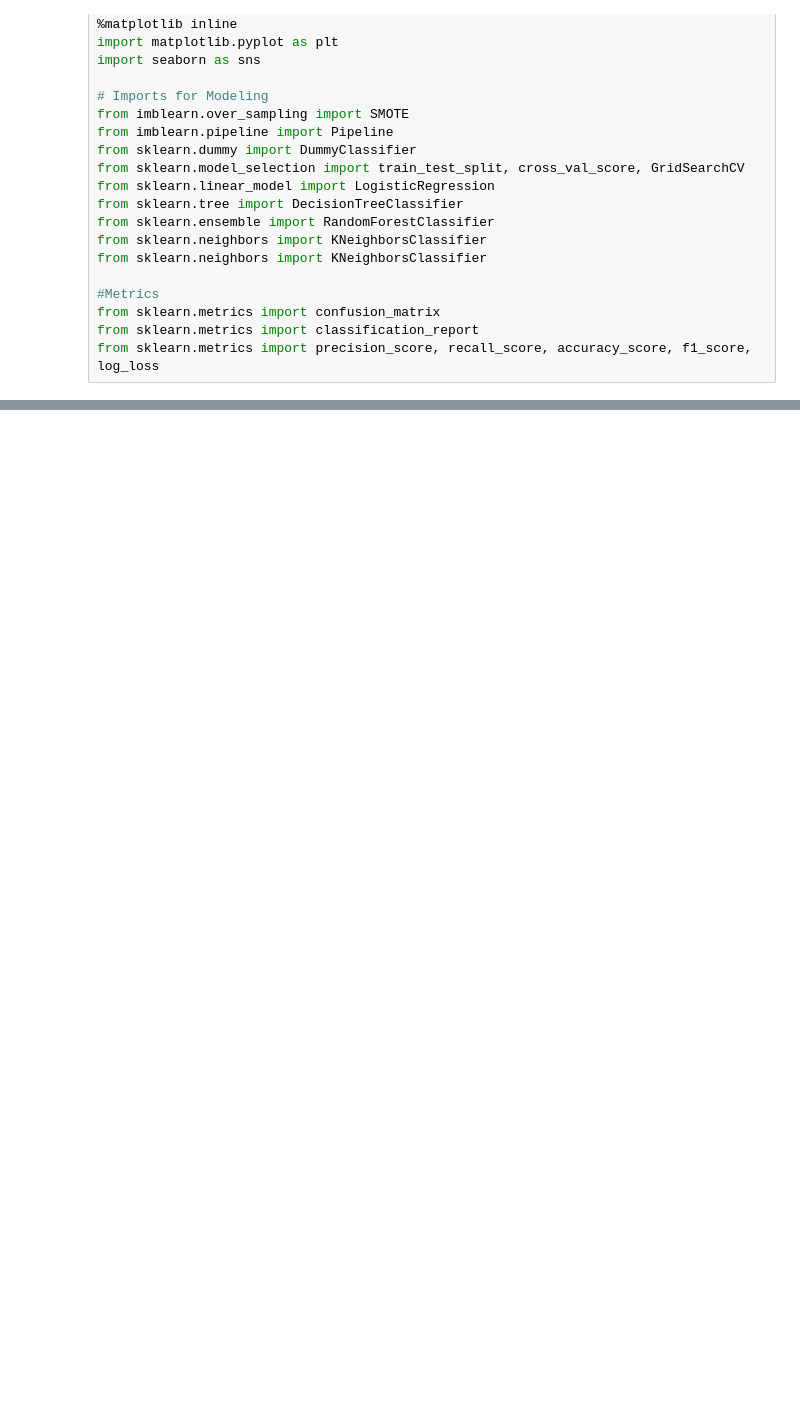
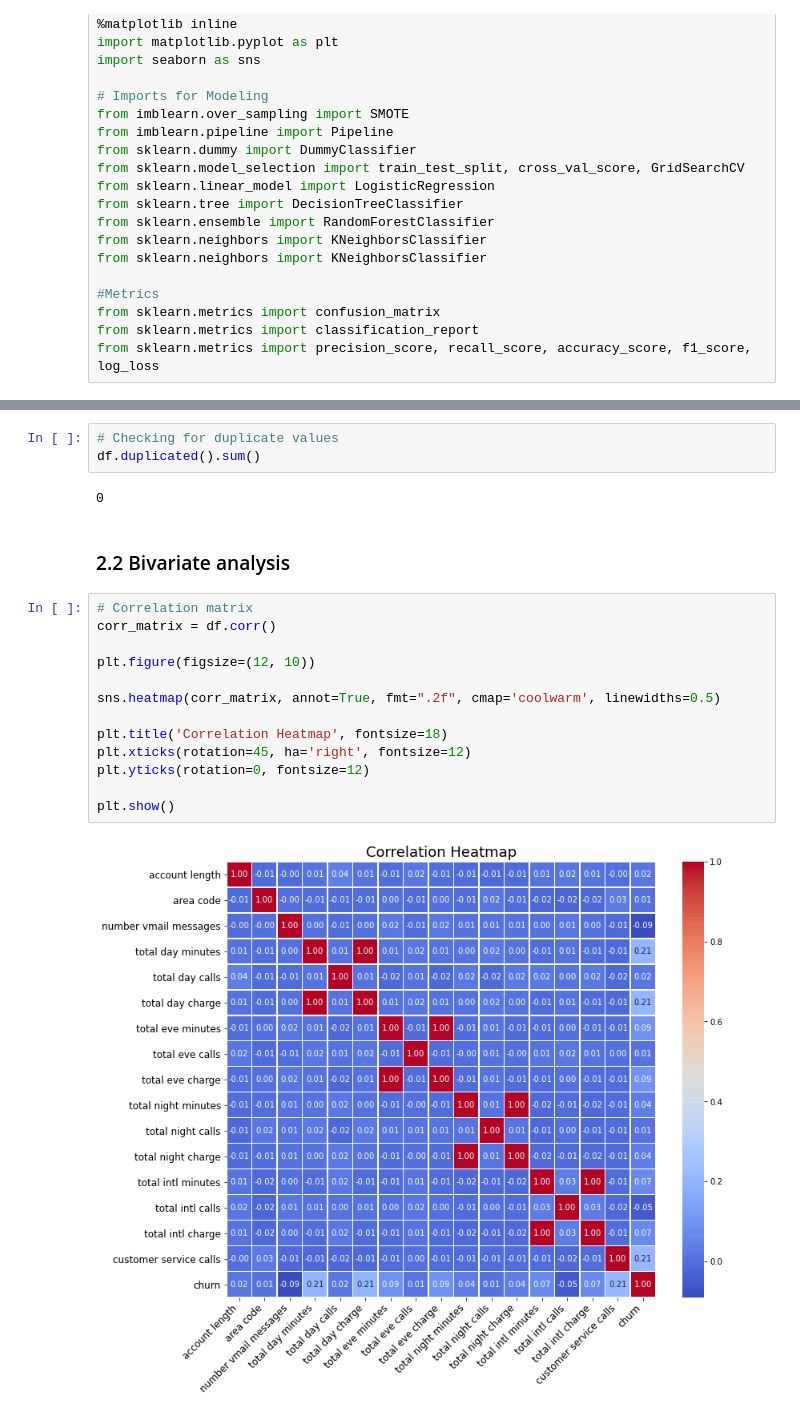
Before and after one commit to Ingavi39/Phase-3-project-, a Jupyter notebook: Phase 3 project.ipynb, the cells around one changed output, grey strips where cells are left out. Drawn from its saved outputs; the diff is of its cells as text; blank space fills up the shorter version.

```diff
--- a/Phase 3 project.ipynb
+++ b/Phase 3 project.ipynb
@@ -178,0 +154,22 @@ df.duplicated().sum()
+# %%
+# Checking for duplicate values
+df.duplicated().sum()
+# %% [output]
+0
+# %% [markdown]
+### 2.2 Bivariate analysis
+# %%
+# Correlation matrix
+corr_matrix = df.corr()
+
+plt.figure(figsize=(12, 10))
+
+sns.heatmap(corr_matrix, annot=True, fmt=".2f", cmap='coolwarm', linewidths=0.5)
+
+plt.title('Correlation Heatmap', fontsize=18)
+plt.xticks(rotation=45, ha='right', fontsize=12)
+plt.yticks(rotation=0, fontsize=12)
+
+plt.show()
+# %% [output]
+[figure, added]
```
Also changed, not shown: parts of 18 cells of this notebook.
